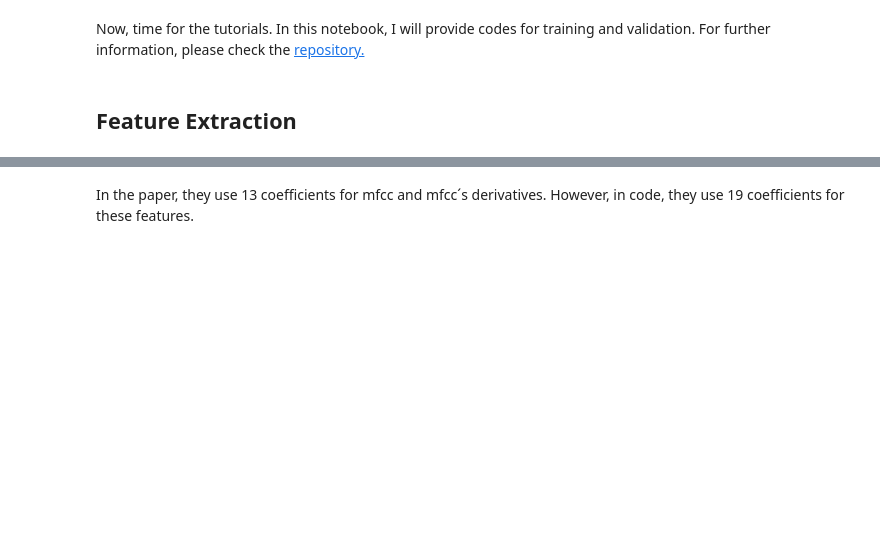
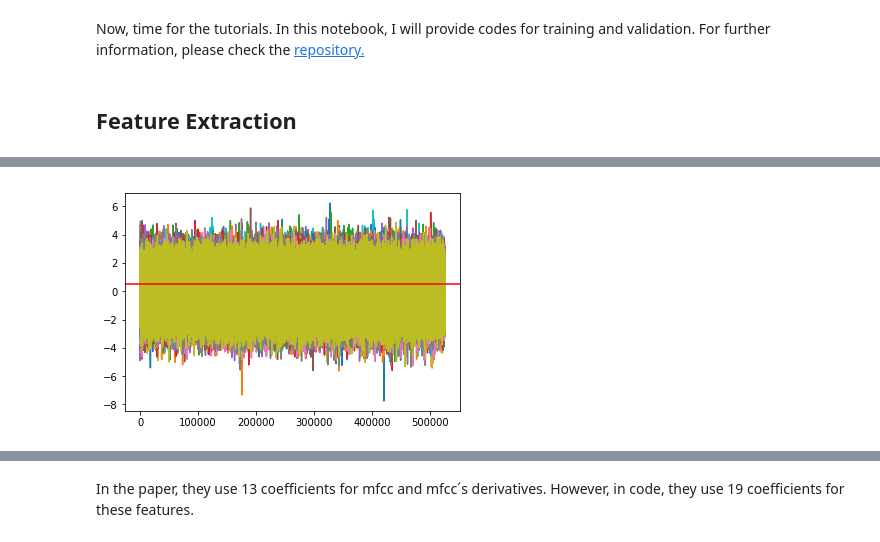
Before and after one commit to hedonistrh/SpChangeDetect, a Jupyter notebook: pyannote_reproduce_dev.ipynb, the cells around one changed output, grey strips where cells are left out. Cells and saved outputs as stored; diff of their text form; code cells hidden in the pictures; blank space fills up the shorter version.

Commit message:
some visualization

```diff
--- a/pyannote_reproduce_dev.ipynb
+++ b/pyannote_reproduce_dev.ipynb
@@ -75,0 +122,8 @@ print (en2001a_mfcc_arr.min())
+# %%
+import matplotlib.pyplot as pp
+
+pp.plot(en2001a_mfcc_arr[:,:19])
+pp.axhline(y=0.5, color='r', linestyle='-')
+pp.show()
+# %% [output]
+[figure, added]
```
Also changed, not shown: parts of 13 cells of this notebook.
